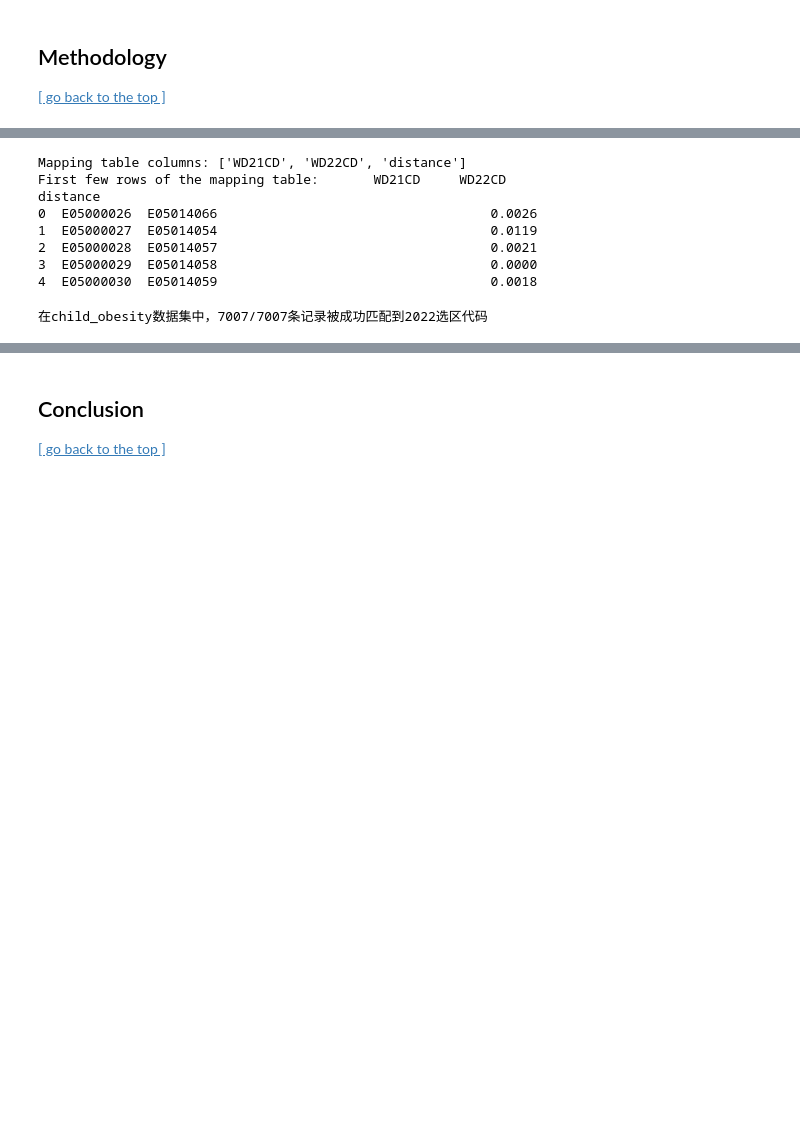
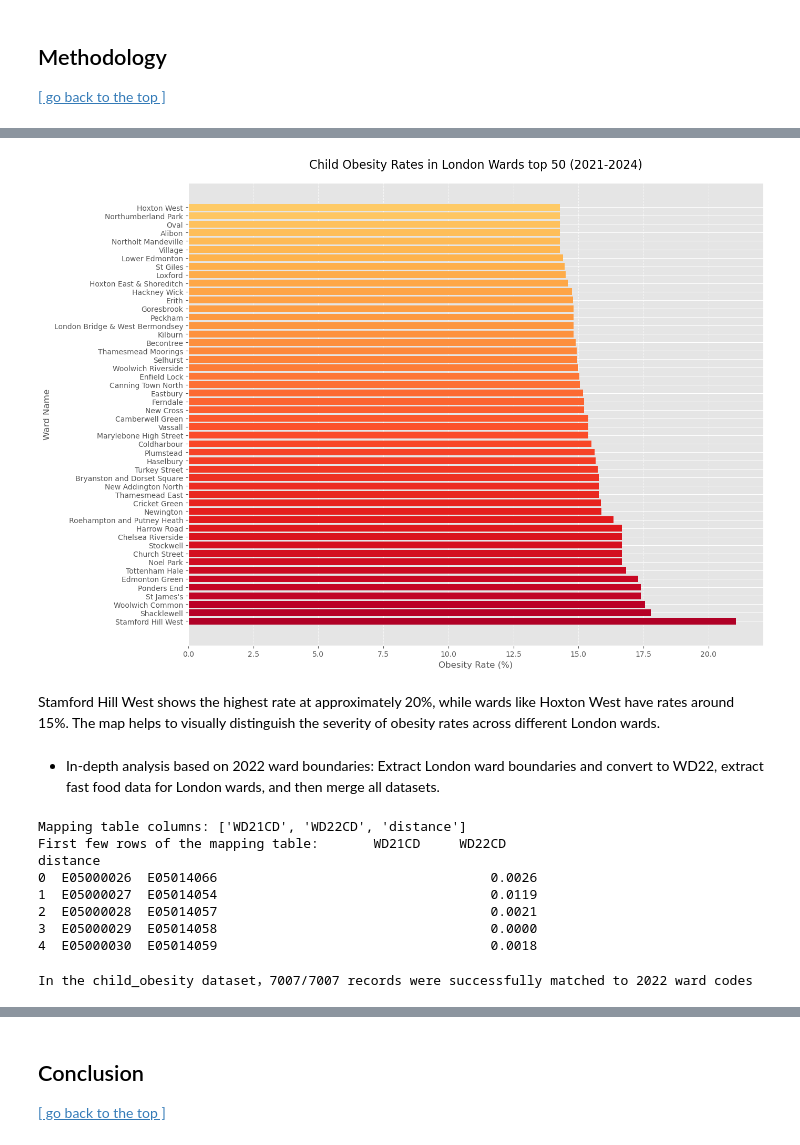
Before and after one commit to JialeiGuo1108/Childhood_Obesity, a Jupyter notebook: childhood_obesity.ipynb, the cells around one changed output, grey strips where cells are left out. Saved outputs shown, nothing was run; the diff lists cells and outputs as text; code cells hidden in the pictures; blank space fills up the shorter version.

```diff
--- a/childhood_obesity.ipynb
+++ b/childhood_obesity.ipynb
@@ -242,0 +297,8 @@ household_deprivation.head(3)
+# %%
+gdf_gla = gpd.read_file("london_data/gla/London_GLA_Boundary.shp")
+
+# ensure both datasets use the same coordinate reference system
+gdf_21 = gdf_21.to_crs(gdf_gla.crs)
+# calculate the intersection
+gdf_21_london = gpd.overlay(gdf_21, gdf_gla, how='intersection')
+gdf_21_london.head(3)
@@ -266,0 +368,10 @@ The following flowchart illustrates the steps needed to produce the results usin
+# %%
+merged_init = pd.merge(
+    child_obesity_2124,
+    gdf_21_london,
+    left_on="area_code",
+    right_on="WD21CD",
+    how="inner"
+)
+
+merged_init.head(4)
@@ -267,2 +385,32 @@ The following flowchart illustrates the steps needed to produce the results usin
+# %%
+# sort by obesity rate
+sorted_data = merged_init.sort_values(by='value', ascending=False).reset_index(drop=True)
+plot_data = sorted_data.head(50)
+
+# create horizontal bar chart
+plt.figure(figsize=(14, 10))
+
+
+bars = plt.barh(
+    y=plot_data['WD21NM'],
+    width=plot_data['value'],
+    color=plt.cm.YlOrRd(np.linspace(0.9, 0.3, len(plot_data)))
+)
+
+
+plt.title('Child Obesity Rates in London Wards top 50 (2021-2024)', fontsize=16, pad=20)
+plt.xlabel('Obesity Rate (%)', fontsize=12)
+plt.ylabel('Ward Name', fontsize=12)
+
+
+plt.grid(axis='x', linestyle='--', alpha=0.7)
+plt.tight_layout()
+plt.show()
+# %% [output]
+[figure, added]
+# %% [markdown]
+Stamford Hill West shows the highest rate at approximately 20%, while wards like Hoxton West have rates around 15%. The map helps to visually distinguish the severity of obesity rates across different London wards.
+# %% [markdown]
+- In-depth analysis based on 2022 ward boundaries: Extract London ward boundaries and convert to WD22, extract fast food data for London wards, and then merge all datasets.
 # %%
 # WD21CD to WD22CD
@@ -289,12 +437,12 @@ child_obesity_2124_mapped = pd.merge(
     how='left'
 )
 # %%
-# 检查映射结果
+# check mapping results
 mapped_count = child_obesity_2124_mapped['WD22CD'].notna().sum()
 total_count = len(child_obesity_2124_mapped)
-print(f"在child_obesity数据集中，{mapped_count}/{total_count}条记录被成功匹配到2022选区代码")
+print(f"In the child_obesity dataset，{mapped_count}/{total_count} records were successfully matched to 2022 ward codes")
 # %% [output]
-在child_obesity数据集中，7007/7007条记录被成功匹配到2022选区代码
+In the child_obesity dataset，7007/7007 records were successfully matched to 2022 ward codes
 # %%
 child_obesity_2124_mapped.head(6)
 # %% [output]
```
Also changed, not shown: parts of 81 cells of this notebook, 42 other files.
